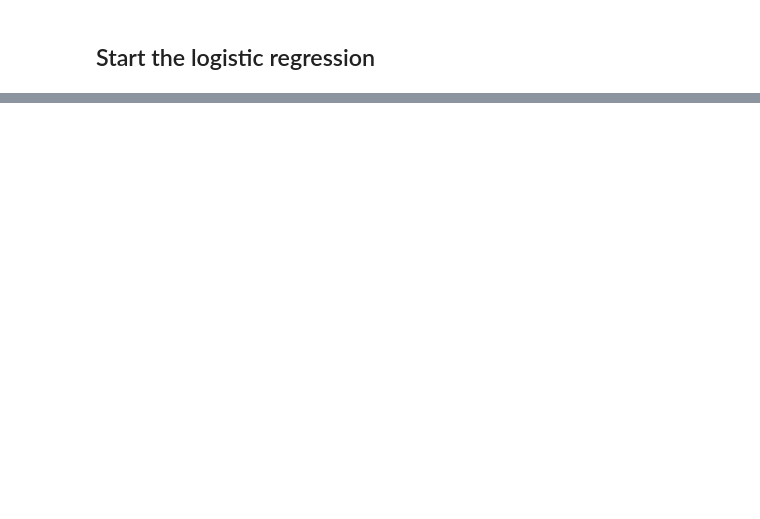
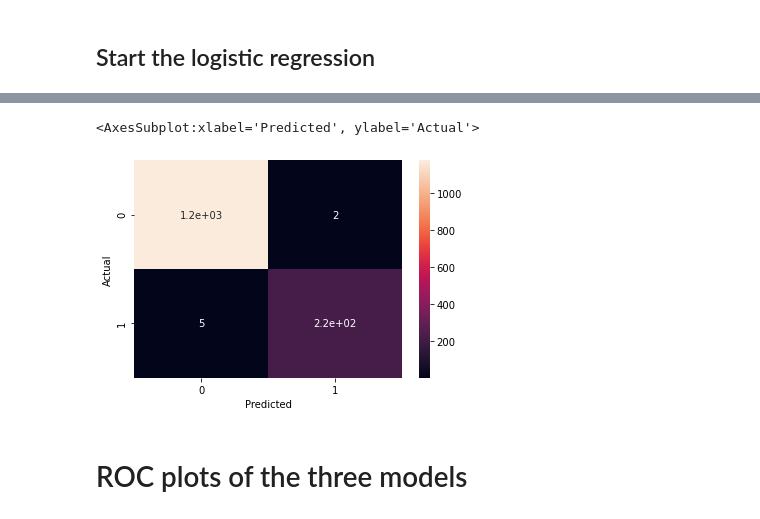
Before and after one commit to chrolss/how-to-ml, a Jupyter notebook: validation/How to validate a model.ipynb, the cells around one changed output, grey strips where cells are left out. Cells and saved outputs as stored; diff of their text form; code cells hidden in the pictures; blank space fills up the shorter version.

```diff
--- a/validation/How to validate a model.ipynb
+++ b/validation/How to validate a model.ipynb
@@ -37,0 +172,2 @@ Name: Hazardous, dtype: float64
+# %%
+xgb.fit(X_train, y_train)
@@ -37,0 +183,10 @@ Name: Hazardous, dtype: float64
+# %%
+p3 = xgb.predict(X_val)
+# %%
+confusion_matrix = pd.crosstab(y_val, p3, rownames=['Actual'], colnames=['Predicted'])
+sns.heatmap(confusion_matrix, annot=True)
+# %% [output]
+<AxesSubplot:xlabel='Predicted', ylabel='Actual'>
+[figure, added]
+# %% [markdown]
+# ROC plots of the three models
```
Also changed, not shown: parts of 29 cells of this notebook.
